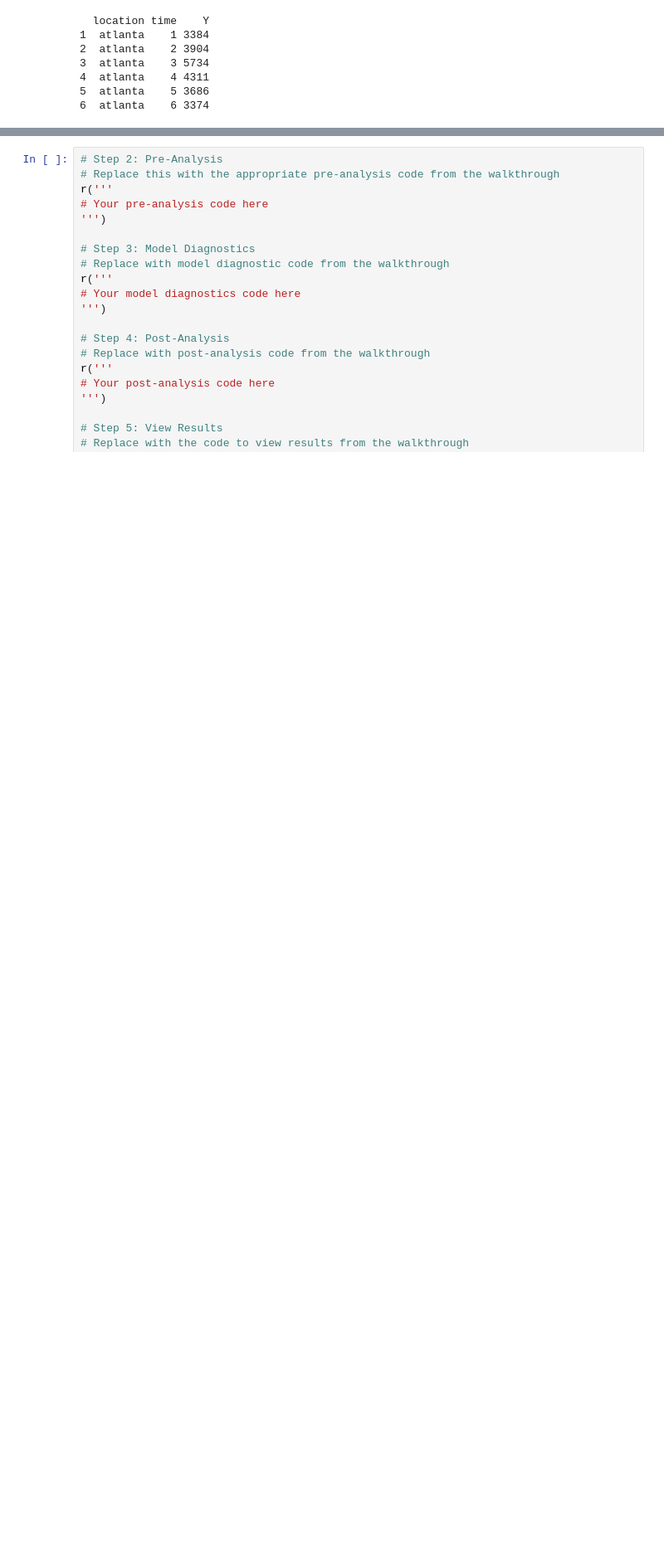
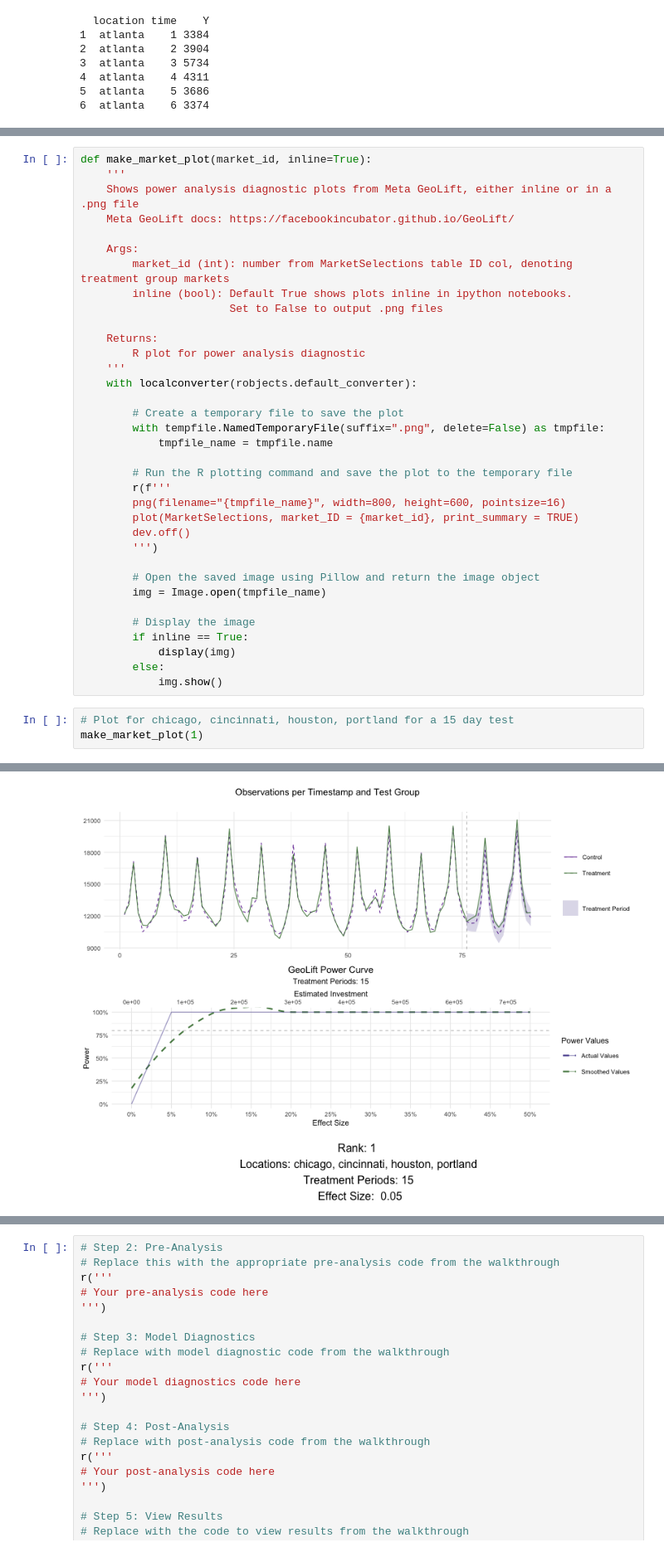
Before and after one commit to ryanlrappa/geo-testing, a Jupyter notebook: rr-0.0-geo-testing-dev.ipynb, the cells around one changed output, grey strips where cells are left out. Shown: that part at 83% size. Saved outputs shown, nothing was run; the diff lists cells and outputs as text; blank space fills up the shorter version.

```diff
--- a/rr-0.0-geo-testing-dev.ipynb
+++ b/rr-0.0-geo-testing-dev.ipynb
@@ -207,0 +218,39 @@ display(img)
+# %%
+def make_market_plot(market_id, inline=True):
+    '''
+    Shows power analysis diagnostic plots from Meta GeoLift, either inline or in a .png file
+    Meta GeoLift docs: https://facebookincubator.github.io/GeoLift/
+
+    Args:
+        market_id (int): number from MarketSelections table ID col, denoting treatment group markets
+        inline (bool): Default True shows plots inline in ipython notebooks.
+                       Set to False to output .png files
+
+    Returns:
+        R plot for power analysis diagnostic
+    '''
+    with localconverter(robjects.default_converter):
+
+        # Create a temporary file to save the plot
+        with tempfile.NamedTemporaryFile(suffix=".png", delete=False) as tmpfile:
+            tmpfile_name = tmpfile.name
+
+        # Run the R plotting command and save the plot to the temporary file
+        r(f'''
+        png(filename="{tmpfile_name}", width=800, height=600, pointsize=16)
+        plot(MarketSelections, market_ID = {market_id}, print_summary = TRUE)
+        dev.off()
+        ''')
+
+        # Open the saved image using Pillow and return the image object
+        img = Image.open(tmpfile_name)
+
+        # Display the image
+        if inline == True:
+            display(img)
+        else:
+            img.show()
+# %%
+# Plot for chicago, cincinnati, houston, portland for a 15 day test
+make_market_plot(1)
+# %% [output]
@@ -207,0 +274 @@ display(img)
+[figure, added]
```
Also changed, not shown: parts of 15 cells of this notebook.
